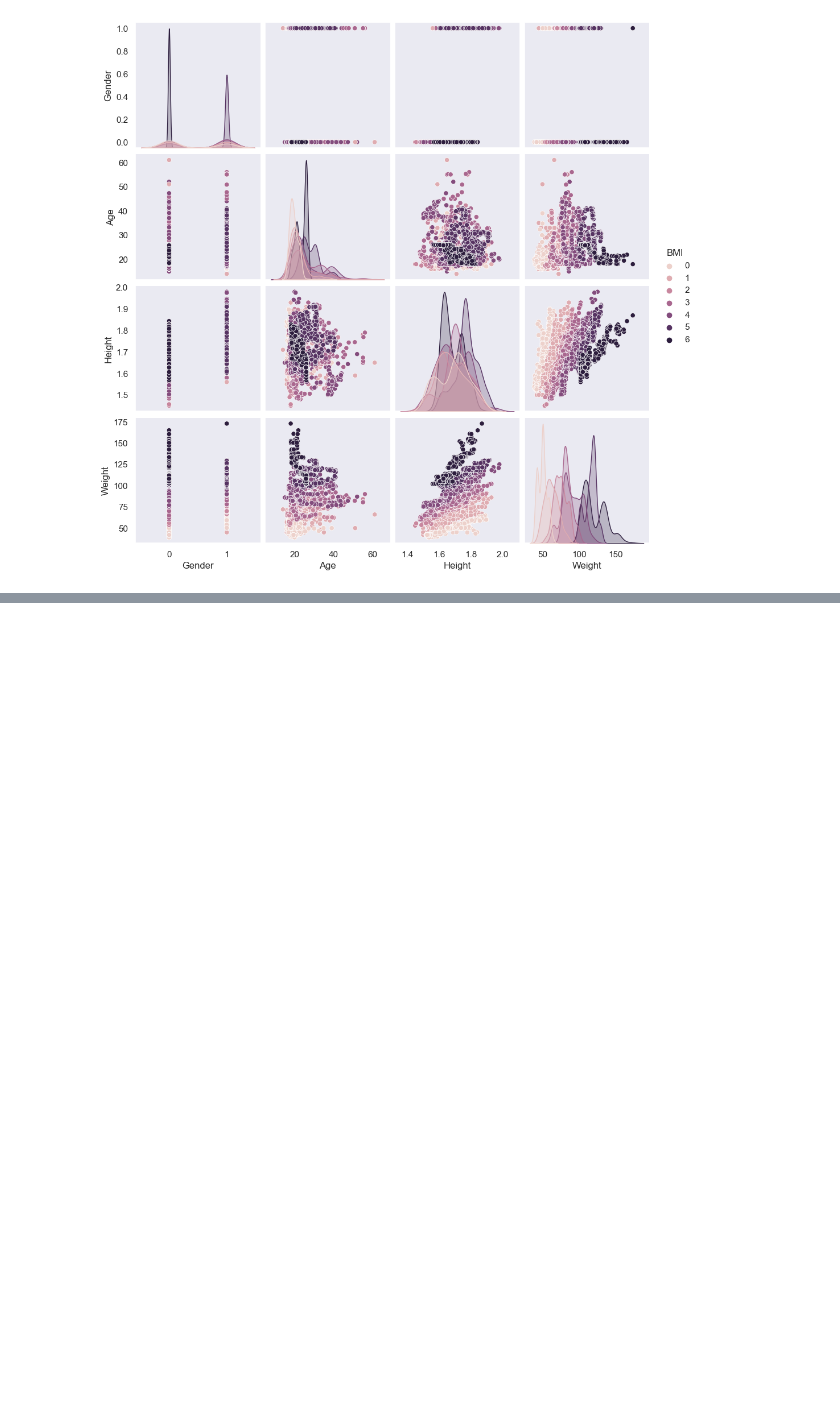
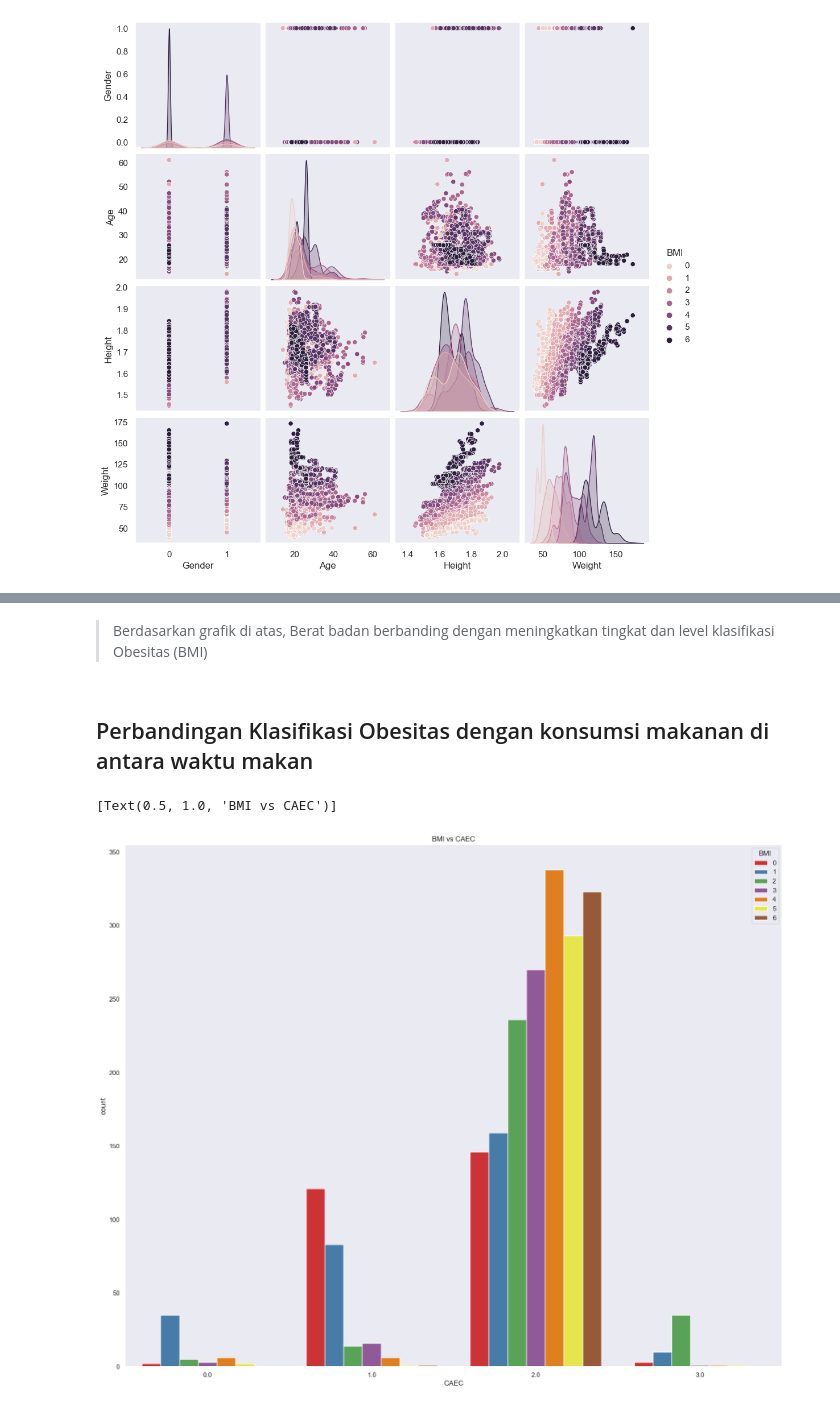
Before and after one commit to v0rein/FinalProject, a Jupyter notebook: Final_Project.ipynb, the cells around one changed output, grey strips where cells are left out. Drawn from its saved outputs; the diff is of its cells as text; code cells hidden in the pictures; blank space fills up the shorter version.

```diff
--- a/Final_Project.ipynb
+++ b/Final_Project.ipynb
@@ -418,0 +419,10 @@ plt.show()
+# %% [markdown]
+> Berdasarkan grafik di atas, Berat badan berbanding dengan meningkatkan tingkat dan level klasifikasi Obesitas (BMI)
+# %% [markdown]
+## Perbandingan Klasifikasi Obesitas dengan konsumsi makanan di antara waktu makan
+# %%
+plt.figure(figsize = (20, 16))
+sns.countplot(data = df_convert, x = 'CAEC', hue = 'BMI', palette = 'Set1').set(title='BMI vs CAEC')
+# %% [output]
+[Text(0.5, 1.0, 'BMI vs CAEC')]
+[figure, added]
```
Also changed, not shown: parts of 20 cells of this notebook.
